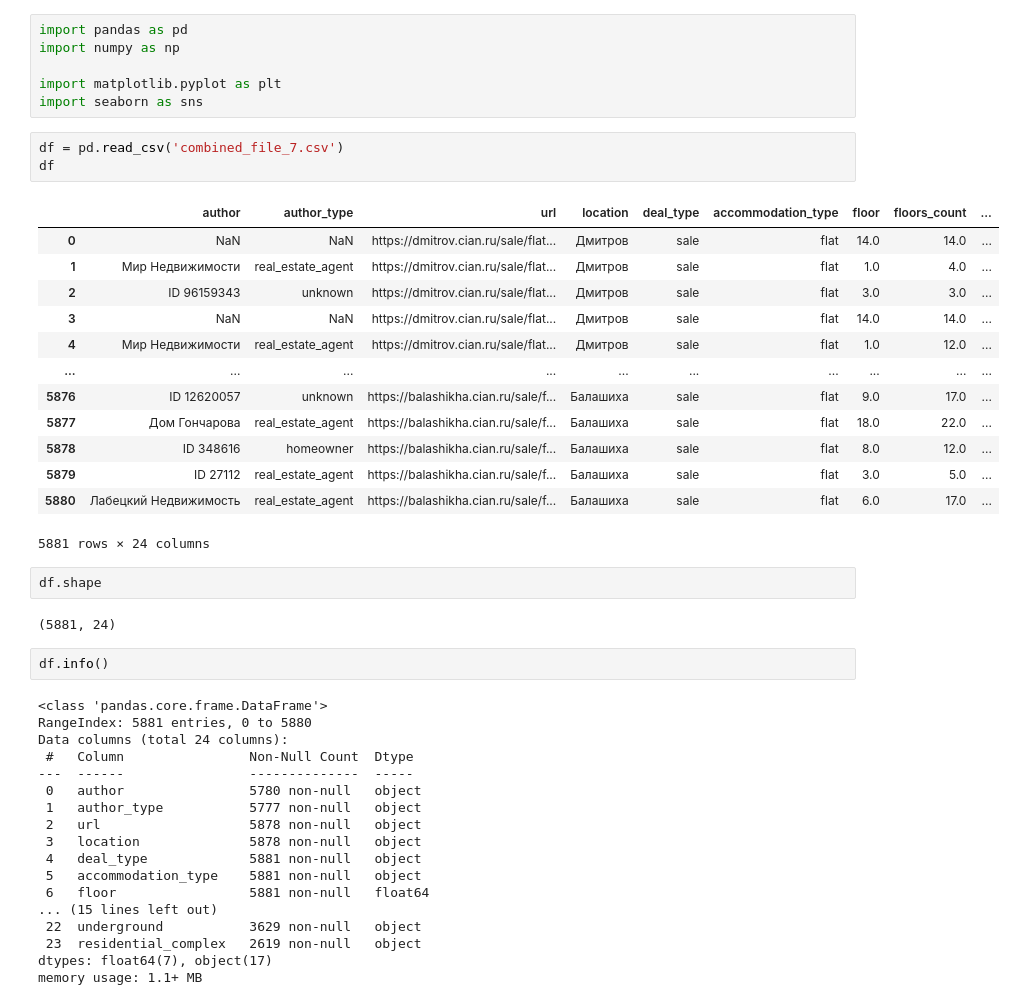
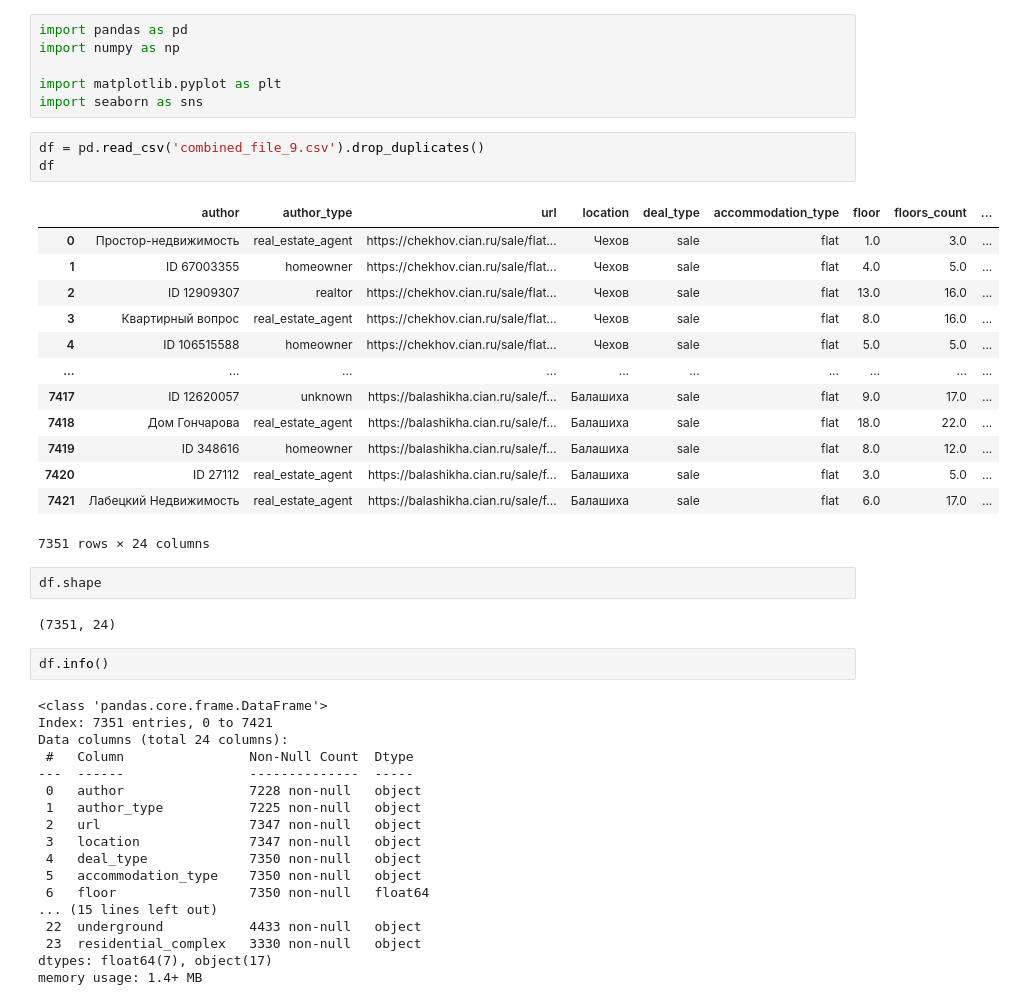
Before and after one commit to kaninn-i/ml_samolet, a Jupyter notebook: analysis.ipynb, the cells around one changed output. Cells and saved outputs as stored; diff of their text form.

```diff
--- a/analysis.ipynb
+++ b/analysis.ipynb
@@ -5,46 +5,46 @@ import numpy as np
 import matplotlib.pyplot as plt
 import seaborn as sns
 # %%
-df = pd.read_csv('combined_file_7.csv')
+df = pd.read_csv('combined_file_9.csv').drop_duplicates()
 df
 # %% [output]
 |  | author | author_type | url | location | deal_type | accommodation_type | floor | floors_count | ... |
-| 0 | NaN | NaN | https://dmitrov.cian.ru/sale/flat... | Дмитров | sale | flat | 14.0 | 14.0 | ... |
-| 1 | Мир Недвижимости | real_estate_agent | https://dmitrov.cian.ru/sale/flat... | Дмитров | sale | flat | 1.0 | 4.0 | ... |
-| 2 | ID 96159343 | unknown | https://dmitrov.cian.ru/sale/flat... | Дмитров | sale | flat | 3.0 | 3.0 | ... |
-| 3 | NaN | NaN | https://dmitrov.cian.ru/sale/flat... | Дмитров | sale | flat | 14.0 | 14.0 | ... |
-| 4 | Мир Недвижимости | real_estate_agent | https://dmitrov.cian.ru/sale/flat... | Дмитров | sale | flat | 1.0 | 12.0 | ... |
+| 0 | Простор-недвижимость | real_estate_agent | https://chekhov.cian.ru/sale/flat... | Чехов | sale | flat | 1.0 | 3.0 | ... |
+| 1 | ID 67003355 | homeowner | https://chekhov.cian.ru/sale/flat... | Чехов | sale | flat | 4.0 | 5.0 | ... |
+| 2 | ID 12909307 | realtor | https://chekhov.cian.ru/sale/flat... | Чехов | sale | flat | 13.0 | 16.0 | ... |
+| 3 | Квартирный вопрос | real_estate_agent | https://chekhov.cian.ru/sale/flat... | Чехов | sale | flat | 8.0 | 16.0 | ... |
+| 4 | ID 106515588 | homeowner | https://chekhov.cian.ru/sale/flat... | Чехов | sale | flat | 5.0 | 5.0 | ... |
 | ... | ... | ... | ... | ... | ... | ... | ... | ... | ... |
-| 5876 | ID 12620057 | unknown | https://balashikha.cian.ru/sale/f... | Балашиха | sale | flat | 9.0 | 17.0 | ... |
-| 5877 | Дом Гончарова | real_estate_agent | https://balashikha.cian.ru/sale/f... | Балашиха | sale | flat | 18.0 | 22.0 | ... |
-| 5878 | ID 348616 | homeowner | https://balashikha.cian.ru/sale/f... | Балашиха | sale | flat | 8.0 | 12.0 | ... |
-| 5879 | ID 27112 | real_estate_agent | https://balashikha.cian.ru/sale/f... | Балашиха | sale | flat | 3.0 | 5.0 | ... |
-| 5880 | Лабецкий Недвижимость | real_estate_agent | https://balashikha.cian.ru/sale/f... | Балашиха | sale | flat | 6.0 | 17.0 | ... |
+| 7417 | ID 12620057 | unknown | https://balashikha.cian.ru/sale/f... | Балашиха | sale | flat | 9.0 | 17.0 | ... |
+| 7418 | Дом Гончарова | real_estate_agent | https://balashikha.cian.ru/sale/f... | Балашиха | sale | flat | 18.0 | 22.0 | ... |
+| 7419 | ID 348616 | homeowner | https://balashikha.cian.ru/sale/f... | Балашиха | sale | flat | 8.0 | 12.0 | ... |
+| 7420 | ID 27112 | real_estate_agent | https://balashikha.cian.ru/sale/f... | Балашиха | sale | flat | 3.0 | 5.0 | ... |
+| 7421 | Лабецкий Недвижимость | real_estate_agent | https://balashikha.cian.ru/sale/f... | Балашиха | sale | flat | 6.0 | 17.0 | ... |
-5881 rows × 24 columns
+7351 rows × 24 columns
 # %%
 df.shape
 # %% [output]
-(5881, 24)
+(7351, 24)
 # %%
 df.info()
 # %% [output]
 <class 'pandas.core.frame.DataFrame'>
-RangeIndex: 5881 entries, 0 to 5880
+Index: 7351 entries, 0 to 7421
 Data columns (total 24 columns):
  #   Column                Non-Null Count  Dtype
 ---  ------                --------------  -----
- 0   author                5780 non-null   object
- 1   author_type           5777 non-null   object
- 2   url                   5878 non-null   object
- 3   location              5878 non-null   object
- 4   deal_type             5881 non-null   object
- 5   accommodation_type    5881 non-null   object
- 6   floor                 5881 non-null   float64
+ 0   author                7228 non-null   object
+ 1   author_type           7225 non-null   object
+ 2   url                   7347 non-null   object
+ 3   location              7347 non-null   object
+ 4   deal_type             7350 non-null   object
+ 5   accommodation_type    7350 non-null   object
+ 6   floor                 7350 non-null   float64
 ... (15 lines left out)
- 22  underground           3629 non-null   object
- 23  residential_complex   2619 non-null   object
+ 22  underground           4433 non-null   object
+ 23  residential_complex   3330 non-null   object
 dtypes: float64(7), object(17)
-memory usage: 1.1+ MB
+memory usage: 1.4+ MB
 # %%
 df.columns[df.isna().any()].tolist() #смотрю колонки с пропущенными значениями
 # %% [output]
```
Also changed, not shown: parts of 5 cells of this notebook, 33 other files.
